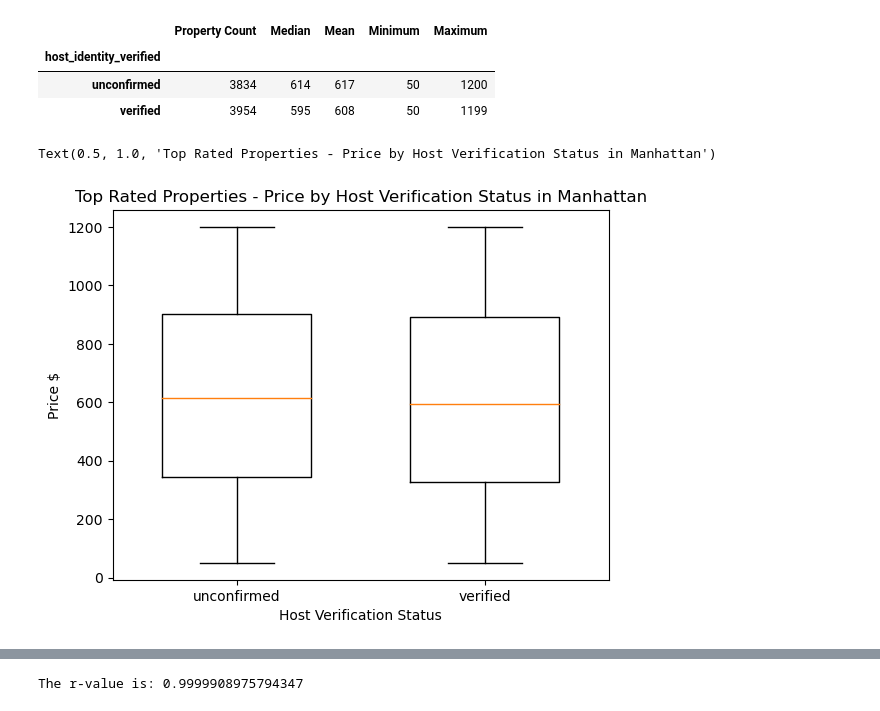
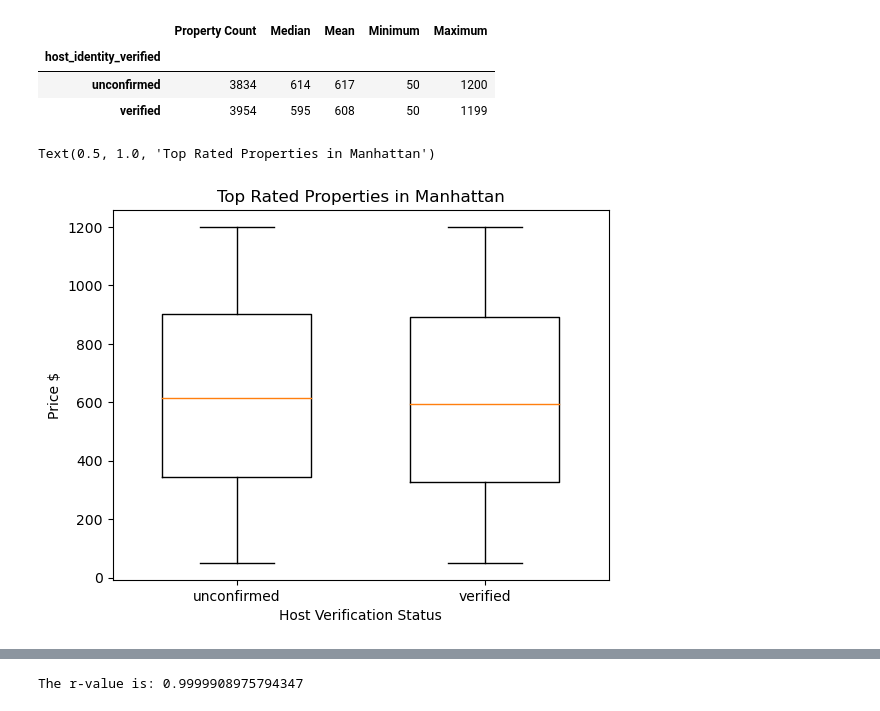
Before and after one commit to stephanielabelle/Project_1_Team6, a Jupyter notebook: steph_price_and_population_overview.ipynb, the cells around one changed output, grey strips where cells are left out. Saved outputs shown, nothing was run; the diff lists cells and outputs as text; code cells hidden in the pictures.

```diff
--- a/steph_price_and_population_overview.ipynb
+++ b/steph_price_and_population_overview.ipynb
@@ -286,23 +225,23 @@ Text(0.5, 1.0, 'Price by Review Rating')
 # %%
-# Top Rated Properties - Price by Verification Status
+# Top Rated Properties - Price by Host Verification in Manhattan
 
 # Defining the Variables
 t= "neighbourhood group"
 u = "Manhattan"
 v = "review rate number"
 w = 5
 x = "host_identity_verified"
 y = "price"
 
 # Making Summary Statistics Table and BoxPlots utilizing makebp_4var_sl function
 makebp_4var_sl(t,u,v,w,x,y)
 plt.ylabel("Price $")
 plt.xlabel("Host Verification Status")
-plt.title("Top Rated Properties - Price by Host Verification Status in Manhattan")
+plt.title("Top Rated Properties in Manhattan")
 # %% [output]
 |  | Property Count | Median | Mean | Minimum | Maximum |
 | host_identity_verified |  |  |  |  |  |
 | unconfirmed | 3834 | 614 | 617 | 50 | 1200 |
 | verified | 3954 | 595 | 608 | 50 | 1199 |
-Text(0.5, 1.0, 'Top Rated Properties - Price by Host Verification Status in Manhattan')
+Text(0.5, 1.0, 'Top Rated Properties in Manhattan')
-[figure, old version]
+[figure, new version]
```
Also changed, not shown: parts of 38 cells of this notebook.
